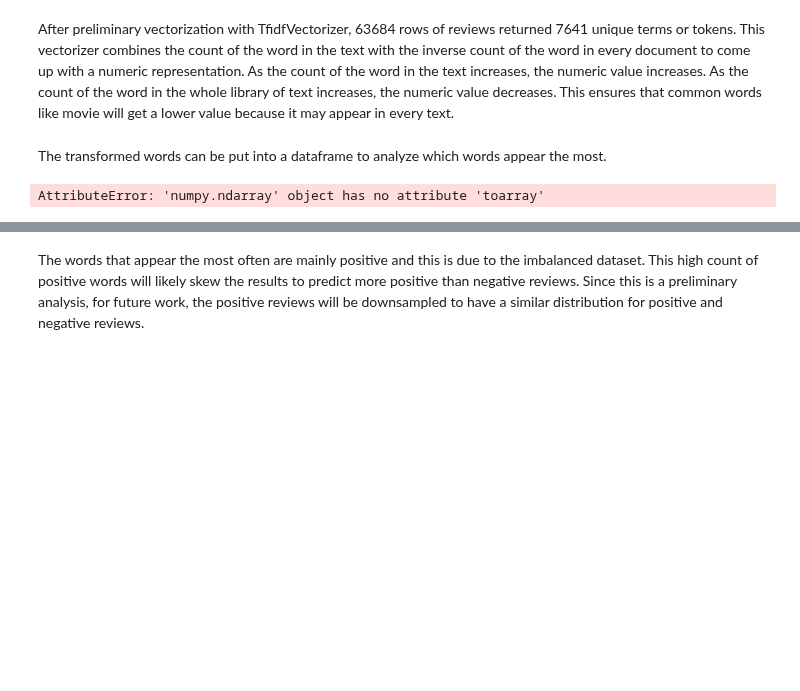
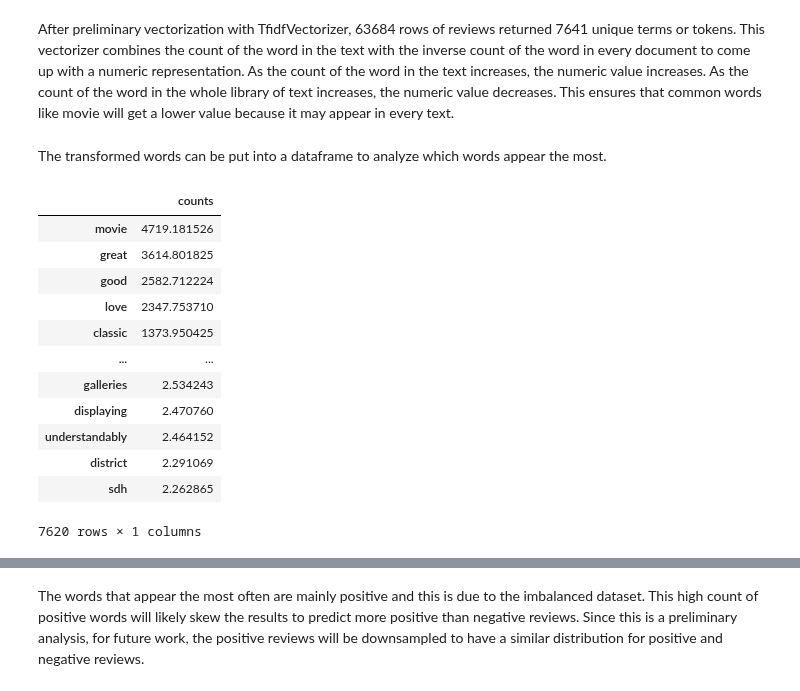
Before and after one commit to JTruong3/Amazon-Product-Recommender, a Jupyter notebook: 3_NLP_Analysis.ipynb, the cells around one changed output, grey strips where cells are left out. Saved outputs shown, nothing was run; the diff lists cells and outputs as text; code cells hidden in the pictures; blank space fills up the shorter version.

```diff
--- a/3_NLP_Analysis.ipynb
+++ b/3_NLP_Analysis.ipynb
@@ -216,11 +217,23 @@ The transformed words can be put into a dataframe to analyze which words appear
 # %%
 word_counts = pd.DataFrame({"counts":X_train_transformed.toarray().sum(axis=0)},
                           index = review_wordbank.get_feature_names()
                           ).sort_values("counts",ascending= False)
 # Check results
-display(world_counts)
+display(word_counts)
 # %% [output]
+|  | counts |
+| movie | 4719.181526 |
+| great | 3614.801825 |
+| good | 2582.712224 |
+| love | 2347.753710 |
+| classic | 1373.950425 |
+| ... | ... |
+| galleries | 2.534243 |
+| displaying | 2.470760 |
+| understandably | 2.464152 |
+| district | 2.291069 |
+| sdh | 2.262865 |
-AttributeError: 'numpy.ndarray' object has no attribute 'toarray'
+7620 rows × 1 columns
 # %%
 # Plot the results
 word_counts.head(20).plot(kind="bar",figsize=(13,6), legend = False)
```
Also changed, not shown: parts of 23 cells of this notebook.
